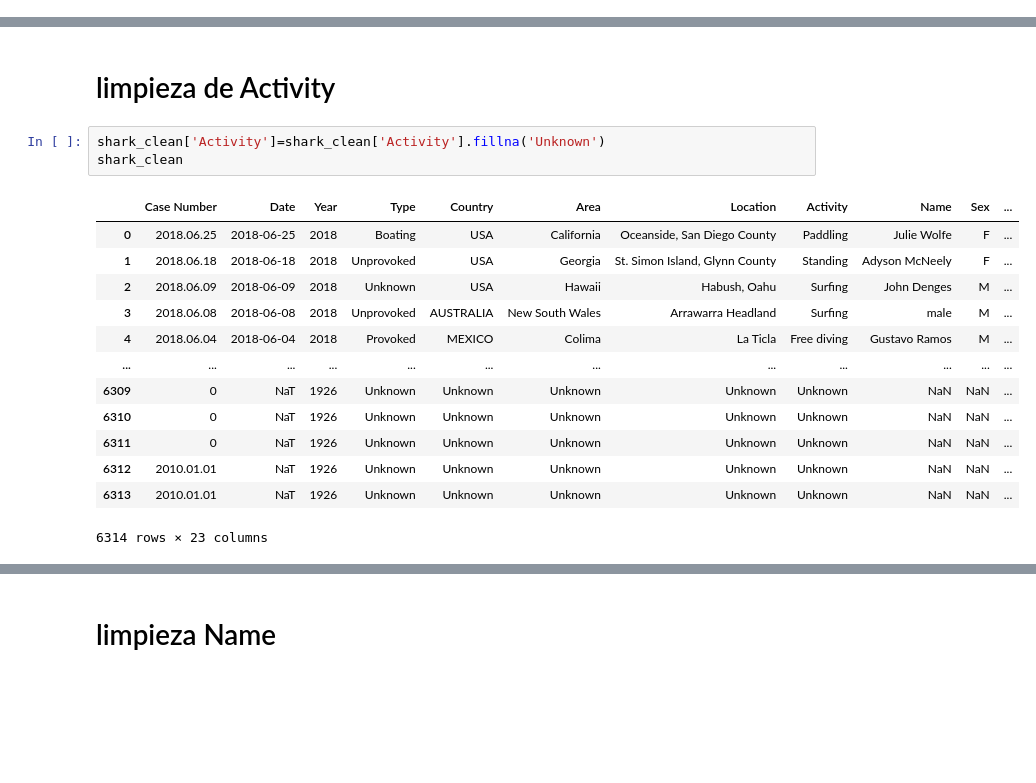
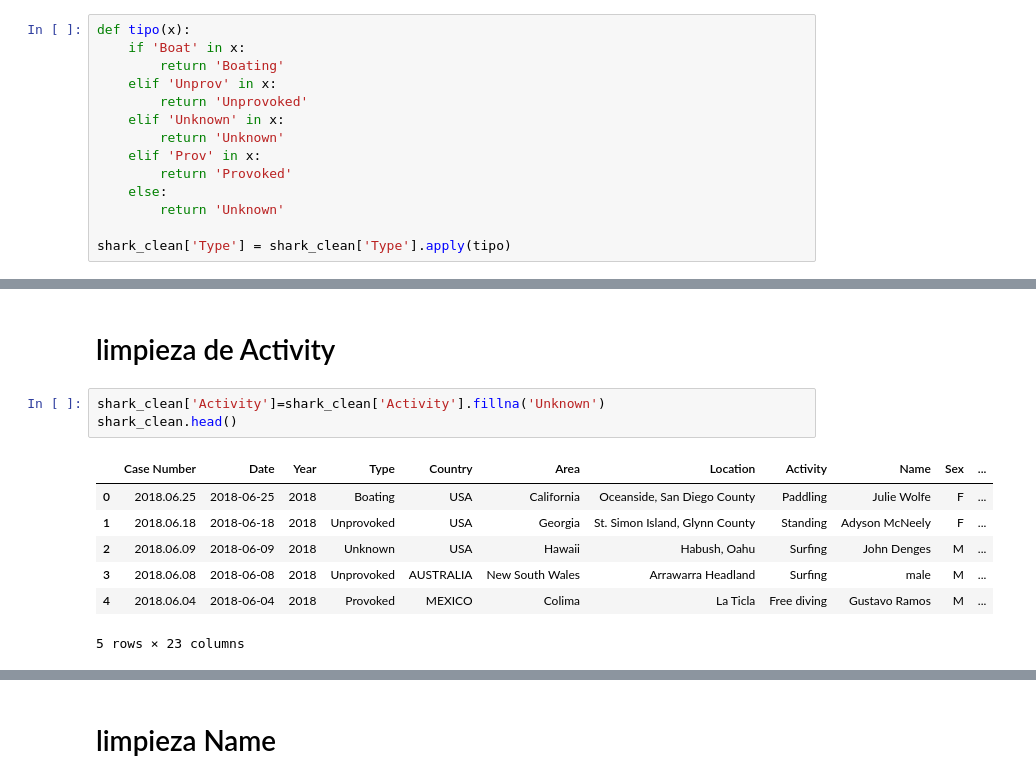
Before and after one commit to ironhack-datalabs/datamex0120, a Jupyter notebook: module-1/pandas-project/your-code/proyecto.ipynb, the cells around one changed output, grey strips where cells are left out. Drawn from its saved outputs; the diff is of its cells as text; blank space fills up the shorter version.

```diff
--- a/module-1/pandas-project/your-code/proyecto.ipynb
+++ b/module-1/pandas-project/your-code/proyecto.ipynb
@@ -335 +350,15 @@ shark_clean.sample(60)
+# %%
+def tipo(x):
+    if 'Boat' in x:
+        return 'Boating'
+    elif 'Unprov' in x:
+        return 'Unprovoked'
+    elif 'Unknown' in x:
+        return 'Unknown'
+    elif 'Prov' in x:
+        return 'Provoked'
+    else:
+        return 'Unknown'
+
+shark_clean['Type'] = shark_clean['Type'].apply(tipo)
 # %%
@@ -419,18 +437,12 @@ shark_clean.sample(13)
 # limpieza de Activity
 # %%
 shark_clean['Activity']=shark_clean['Activity'].fillna('Unknown')
-shark_clean
+shark_clean.head()
 # %% [output]
 |  | Case Number | Date | Year | Type | Country | Area | Location | Activity | Name | Sex | ... |
 | 0 | 2018.06.25 | 2018-06-25 | 2018 | Boating | USA | California | Oceanside, San Diego County | Paddling | Julie Wolfe | F | ... |
 | 1 | 2018.06.18 | 2018-06-18 | 2018 | Unprovoked | USA | Georgia | St. Simon Island, Glynn County | Standing | Adyson McNeely | F | ... |
 | 2 | 2018.06.09 | 2018-06-09 | 2018 | Unknown | USA | Hawaii | Habush, Oahu | Surfing | John Denges | M | ... |
 | 3 | 2018.06.08 | 2018-06-08 | 2018 | Unprovoked | AUSTRALIA | New South Wales | Arrawarra Headland | Surfing | male | M | ... |
 | 4 | 2018.06.04 | 2018-06-04 | 2018 | Provoked | MEXICO | Colima | La Ticla | Free diving | Gustavo Ramos | M | ... |
-| ... | ... | ... | ... | ... | ... | ... | ... | ... | ... | ... | ... |
-| 6309 | 0 | NaT | 1926 | Unknown | Unknown | Unknown | Unknown | Unknown | NaN | NaN | ... |
-| 6310 | 0 | NaT | 1926 | Unknown | Unknown | Unknown | Unknown | Unknown | NaN | NaN | ... |
-| 6311 | 0 | NaT | 1926 | Unknown | Unknown | Unknown | Unknown | Unknown | NaN | NaN | ... |
-| 6312 | 2010.01.01 | NaT | 1926 | Unknown | Unknown | Unknown | Unknown | Unknown | NaN | NaN | ... |
-| 6313 | 2010.01.01 | NaT | 1926 | Unknown | Unknown | Unknown | Unknown | Unknown | NaN | NaN | ... |
-6314 rows × 23 columns
+5 rows × 23 columns
```
Also changed, not shown: parts of 42 cells of this notebook, 1 other file.
